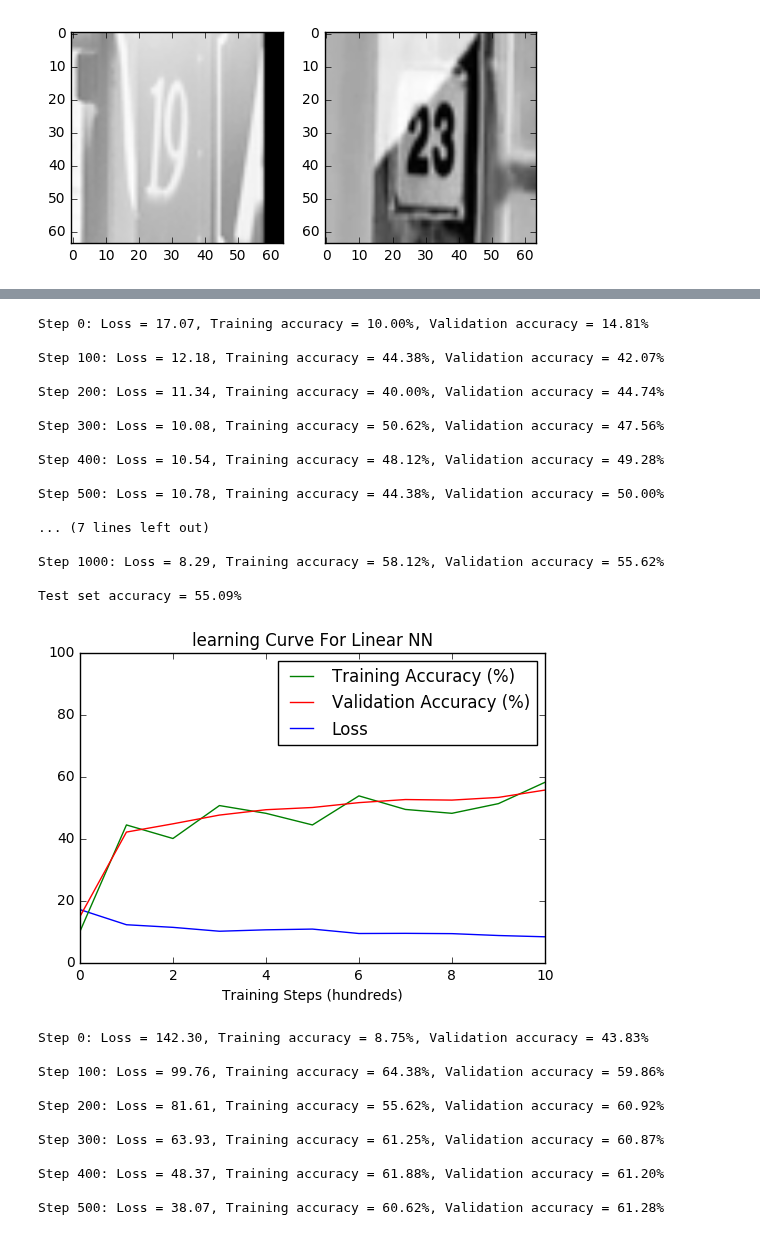
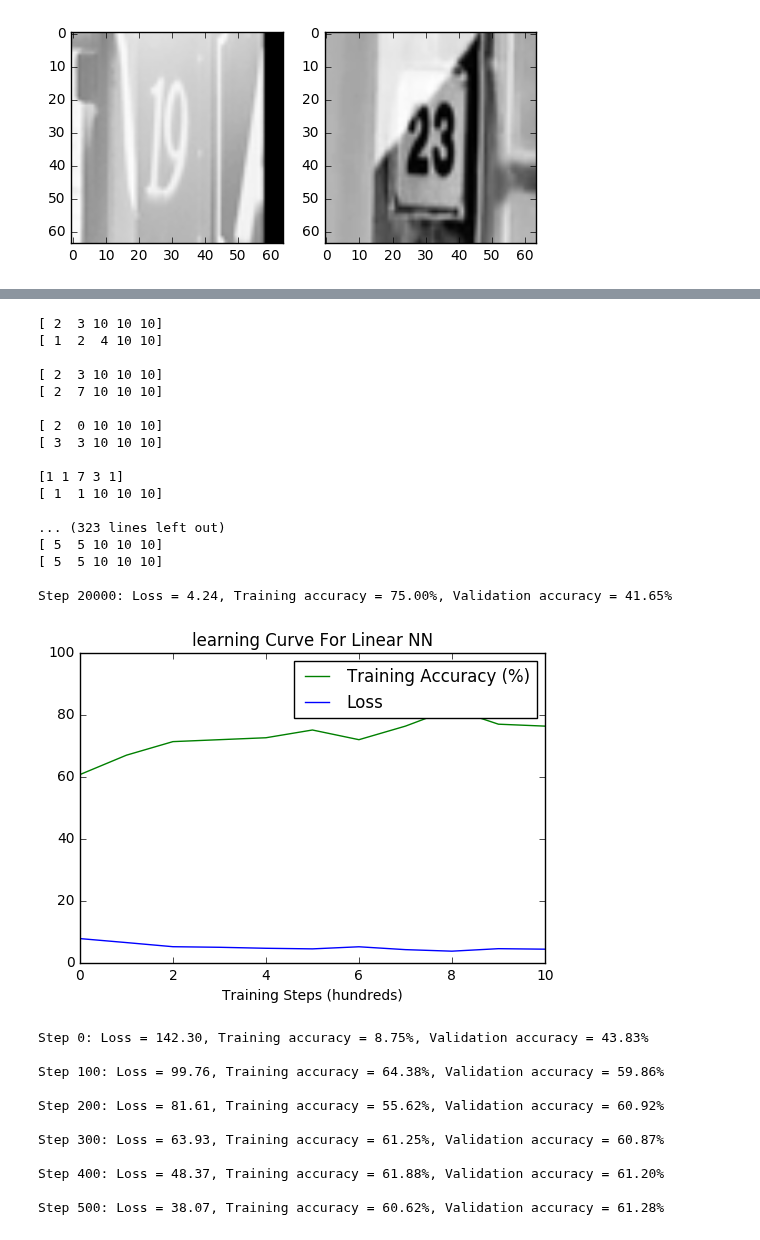
Before and after one commit to charlescc9/deep-learning-image-classification, a Jupyter notebook: svhn_large.ipynb, the cells around one changed output, grey strips where cells are left out. Saved outputs shown, nothing was run; the diff lists cells and outputs as text; code cells hidden in the pictures.

Commit message:
feat: added overfitting tests

```diff
--- a/svhn_large.ipynb
+++ b/svhn_large.ipynb
@@ -184,5 +184,11 @@ Testing data shape: (13068, 64, 64, 1)
 # %%
 # Define our performance metric
 def accuracy(preds, labels):
+    for i in xrange(5):
+    #     print(train[i])
+    #     print(train_y[i])
+        print(np.argmax(preds[i], 1))
+        print(np.argmax(labels[i], 1))
+        print('')
     return 100 * np.sum(np.argmax(preds, 2) == np.argmax(labels, 2)) / (preds.shape[0] * preds.shape[1])
 # %%
@@ -301,7 +292,7 @@ Step 1000: Loss = 0.10, Training accuracy = 100.00%
 # Variables
 batch_size = 32
 reg_constant = 0.001
-steps_num = 1001
+steps_num = 20001
 steps_num_small = 251
 subset = 100
 flat_data_size = img_size * img_size * channels_num
@@ -390,52 +381,58 @@ with tf.Session(graph=graph) as session:
 
     for i in xrange(steps_num):
         # Get batch data and labels
-        batch_start = batch_size * i % (train_y.shape[0] - batch_size)
+        batch_start = batch_size * i % (2000 - batch_size)
         batch_end = batch_start + batch_size
         batch_X = train_X_flat[batch_start:batch_end,:]
         batch_y = train_y[batch_start:batch_end,:]
+#         batch_X = train_X_flat[:32,:]
+#         batch_y = train_y[:32,:]
         feed_dict = {train_X_tf: batch_X, train_y_tf: batch_y}
         _, l, preds = session.run([optimizer, loss, train_preds], feed_dict)
 
+
+        train = preds
+
+
         # Report validation accuracy
-        if i % 100 == 0:
+        if i % 1000 == 0 and i != 0:
             train_accuracy = accuracy(preds, batch_y)
-            valid_accuracy = accuracy(valid_preds.eval(), valid_y)
+#             valid_accuracy = accuracy(valid_preds.eval(), valid_y)
             train_accuracies.append(train_accuracy)
-            valid_accuracies.append(valid_accuracy)
+#             valid_accuracies.append(valid_accuracy)
             losses.append(l)
             print('Step %d: Loss = %.2f, Training accuracy = %.2f%%, Validation accuracy = %.2f%%\n' %
                   (i, l, train_accuracy, valid_accuracy))
 
-    print('Test set accuracy = %.2f%%' % accuracy(test_preds.eval(), test_y))
+#     print('Test set accuracy = %.2f%%' % accuracy(test_preds.eval(), test_y))
 
 # Plot training graph to access performance
 l, = plt.plot(losses, label='Loss')
 ta, = plt.plot(train_accuracies, label='Training Accuracy (%)')
-va, = plt.plot(valid_accuracies, label='Validation Accuracy (%)')
+# va, = plt.plot(valid_accuracies, label='Validation Accuracy (%)')
 plt.xlabel('Training Steps (hundreds)')
 plt.ylim(0, 100)
 plt.xlim(0, 10)
 plt.title('learning Curve For Linear NN')
-plt.legend(handles=[ta, va, l])
+plt.legend(handles=[ta, l])
 plt.show()
 # %% [output]
-Step 0: Loss = 17.07, Training accuracy = 10.00%, Validation accuracy = 14.81%
+[ 2  3 10 10 10]
+[ 1  2  4 10 10]
 
-Step 100: Loss = 12.18, Training accuracy = 44.38%, Validation accuracy = 42.07%
+[ 2  3 10 10 10]
+[ 2  7 10 10 10]
 
-Step 200: Loss = 11.34, Training accuracy = 40.00%, Validation accuracy = 44.74%
+[ 2  0 10 10 10]
+[ 3  3 10 10 10]
 
-Step 300: Loss = 10.08, Training accuracy = 50.62%, Validation accuracy = 47.56%
+[1 1 7 3 1]
+[ 1  1 10 10 10]
 
-Step 400: Loss = 10.54, Training accuracy = 48.12%, Validation accuracy = 49.28%
+... (323 lines left out)
+[ 5  5 10 10 10]
+[ 5  5 10 10 10]
 
-Step 500: Loss = 10.78, Training accuracy = 44.38%, Validation accuracy = 50.00%
-
-... (7 lines left out)
-
-Step 1000: Loss = 8.29, Training accuracy = 58.12%, Validation accuracy = 55.62%
-
-Test set accuracy = 55.09%
+Step 20000: Loss = 4.24, Training accuracy = 75.00%, Validation accuracy = 41.65%
-[figure, old version]
+[figure, new version]
 # %%
```
Also changed, not shown: parts of 3 cells of this notebook.
